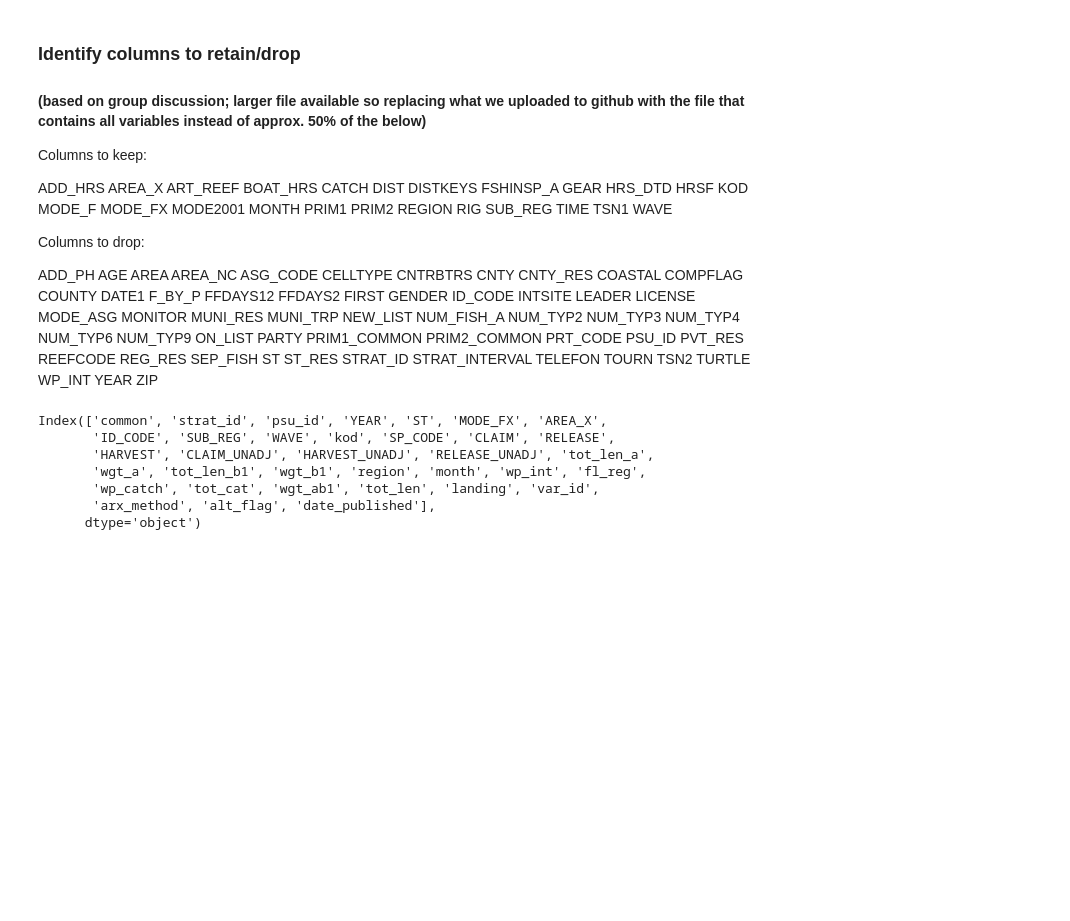
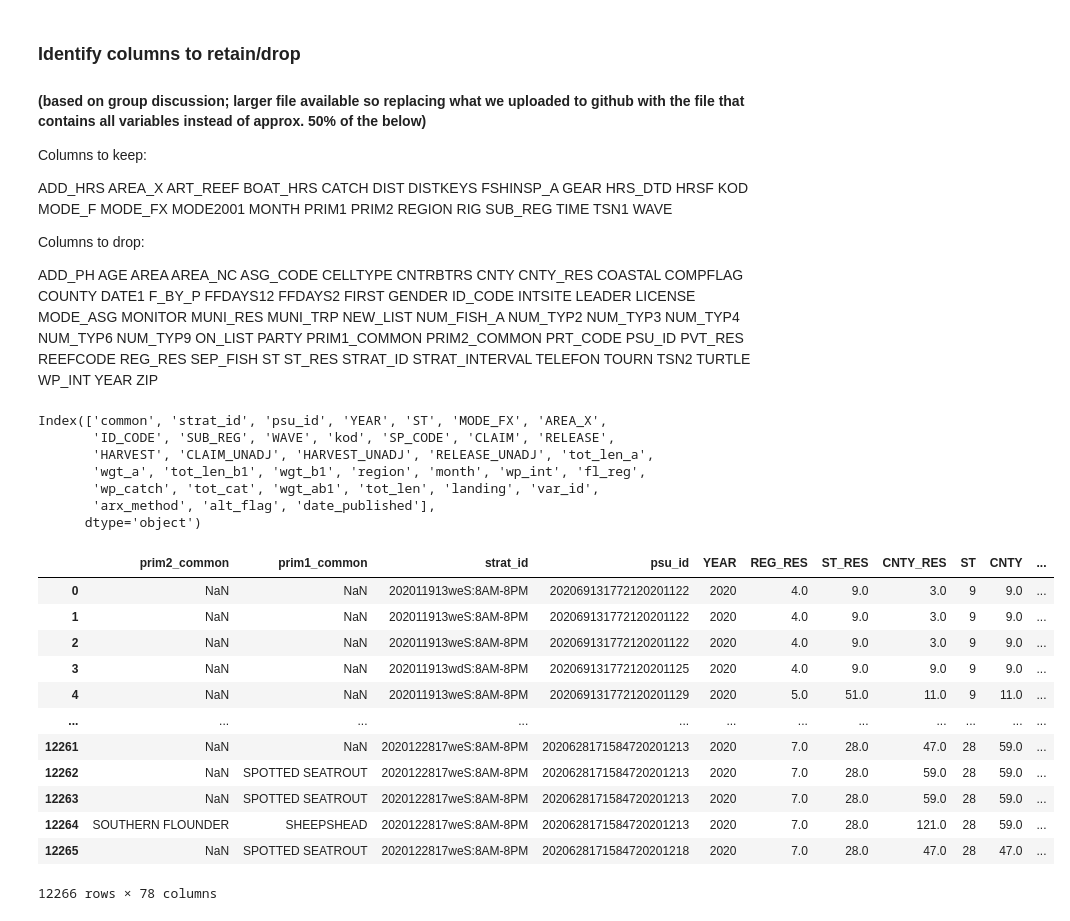
Before and after one commit to ddw26/Team-Frist-Center, a Jupyter notebook: mod_20_circle_s1.ipynb, the cells around one changed output. Drawn from its saved outputs; the diff is of its cells as text; code cells hidden in the pictures; blank space fills up the shorter version.

```diff
--- a/mod_20_circle_s1.ipynb
+++ b/mod_20_circle_s1.ipynb
@@ -116,3 +116,46 @@ Index(['common', 'strat_id', 'psu_id', 'YEAR', 'ST', 'MODE_FX', 'AREA_X',
        'wp_catch', 'tot_cat', 'wgt_ab1', 'tot_len', 'landing', 'var_id',
        'arx_method', 'alt_flag', 'date_published'],
       dtype='object')
+# %%
+# Reading in new data
+
+url1 = "https://raw.githubusercontent.com/ddw26/Team-Vand/circle_role_crkaide/new_data/trip_20201.csv"
+new_data_1 = pd.read_csv(url1)
+
+url2 = "https://raw.githubusercontent.com/ddw26/Team-Vand/circle_role_crkaide/new_data/trip_20202.csv"
+new_data_2 = pd.read_csv(url2)
+
+url3 = "https://raw.githubusercontent.com/ddw26/Team-Vand/circle_role_crkaide/new_data/trip_20203.csv"
+new_data_3 = pd.read_csv(url3)
+
+url4 = "https://raw.githubusercontent.com/ddw26/Team-Vand/circle_role_crkaide/new_data/trip_20204.csv"
+new_data_4 = pd.read_csv(url4)
+
+url5 = "https://raw.githubusercontent.com/ddw26/Team-Vand/circle_role_crkaide/new_data/trip_20205.csv"
+new_data_5 = pd.read_csv(url5)
+
+url6 = "https://raw.githubusercontent.com/ddw26/Team-Vand/circle_role_crkaide/new_data/trip_20206.csv"
+new_data_6 = pd.read_csv(url6)
+# %%
+# Check new dataframes
+
+new_data_1
+new_data_2
+new_data_3
+new_data_4
+new_data_5
+new_data_6
+# %% [output]
+|  | prim2_common | prim1_common | strat_id | psu_id | YEAR | REG_RES | ST_RES | CNTY_RES | ST | CNTY | ... |
+| 0 | NaN | NaN | 202011913weS:8AM-8PM | 202069131772120201122 | 2020 | 4.0 | 9.0 | 3.0 | 9 | 9.0 | ... |
+| 1 | NaN | NaN | 202011913weS:8AM-8PM | 202069131772120201122 | 2020 | 4.0 | 9.0 | 3.0 | 9 | 9.0 | ... |
+| 2 | NaN | NaN | 202011913weS:8AM-8PM | 202069131772120201122 | 2020 | 4.0 | 9.0 | 3.0 | 9 | 9.0 | ... |
+| 3 | NaN | NaN | 202011913wdS:8AM-8PM | 202069131772120201125 | 2020 | 4.0 | 9.0 | 9.0 | 9 | 9.0 | ... |
+| 4 | NaN | NaN | 202011913weS:8AM-8PM | 202069131772120201129 | 2020 | 5.0 | 51.0 | 11.0 | 9 | 11.0 | ... |
+| ... | ... | ... | ... | ... | ... | ... | ... | ... | ... | ... | ... |
+| 12261 | NaN | NaN | 2020122817weS:8AM-8PM | 2020628171584720201213 | 2020 | 7.0 | 28.0 | 47.0 | 28 | 59.0 | ... |
+| 12262 | NaN | SPOTTED SEATROUT | 2020122817weS:8AM-8PM | 2020628171584720201213 | 2020 | 7.0 | 28.0 | 59.0 | 28 | 59.0 | ... |
+| 12263 | NaN | SPOTTED SEATROUT | 2020122817weS:8AM-8PM | 2020628171584720201213 | 2020 | 7.0 | 28.0 | 59.0 | 28 | 59.0 | ... |
+| 12264 | SOUTHERN FLOUNDER | SHEEPSHEAD | 2020122817weS:8AM-8PM | 2020628171584720201213 | 2020 | 7.0 | 28.0 | 121.0 | 28 | 59.0 | ... |
+| 12265 | NaN | SPOTTED SEATROUT | 2020122817weS:8AM-8PM | 2020628171584720201218 | 2020 | 7.0 | 28.0 | 47.0 | 28 | 47.0 | ... |
+12266 rows × 78 columns
```
Also changed, not shown: parts of 10 cells of this notebook.
